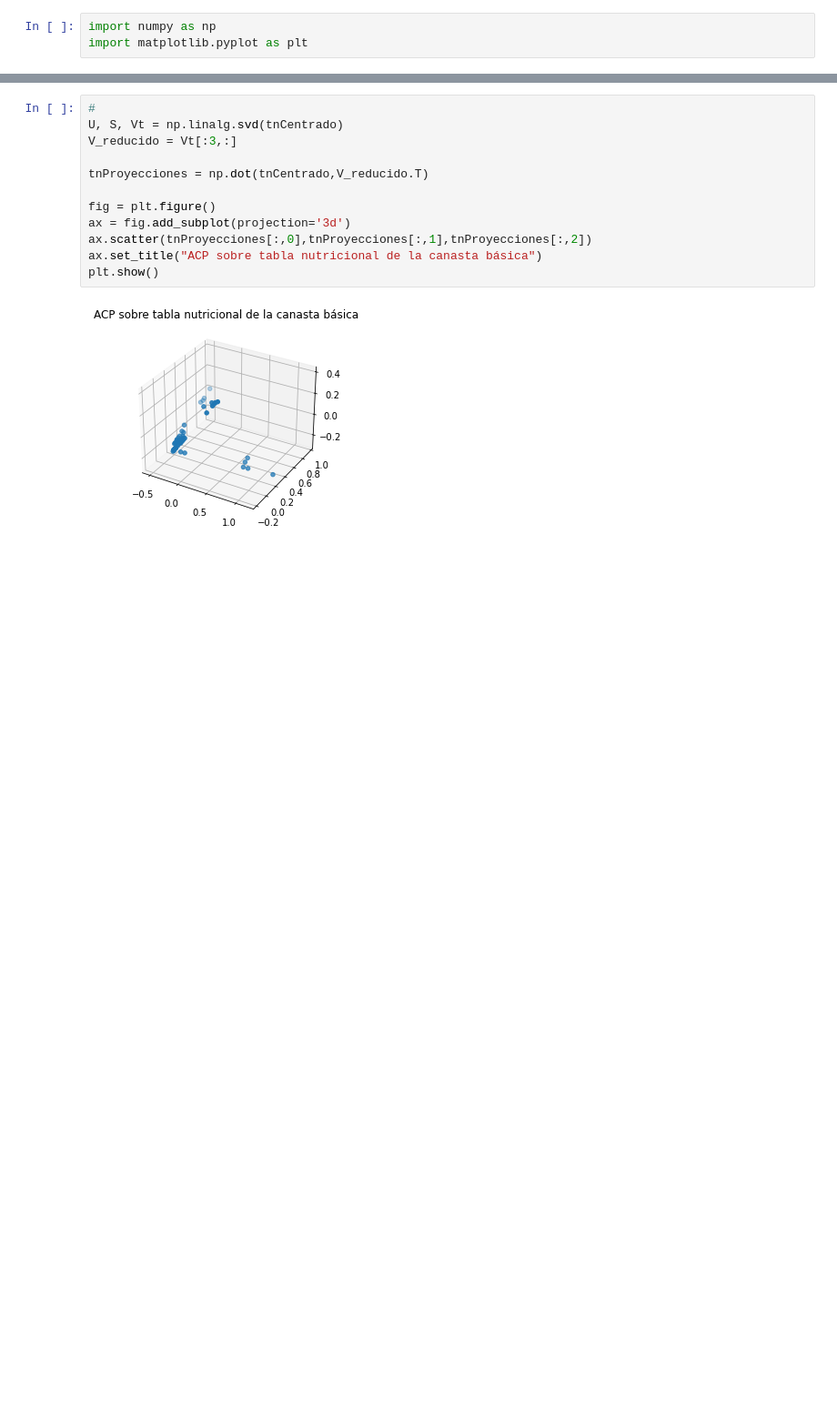
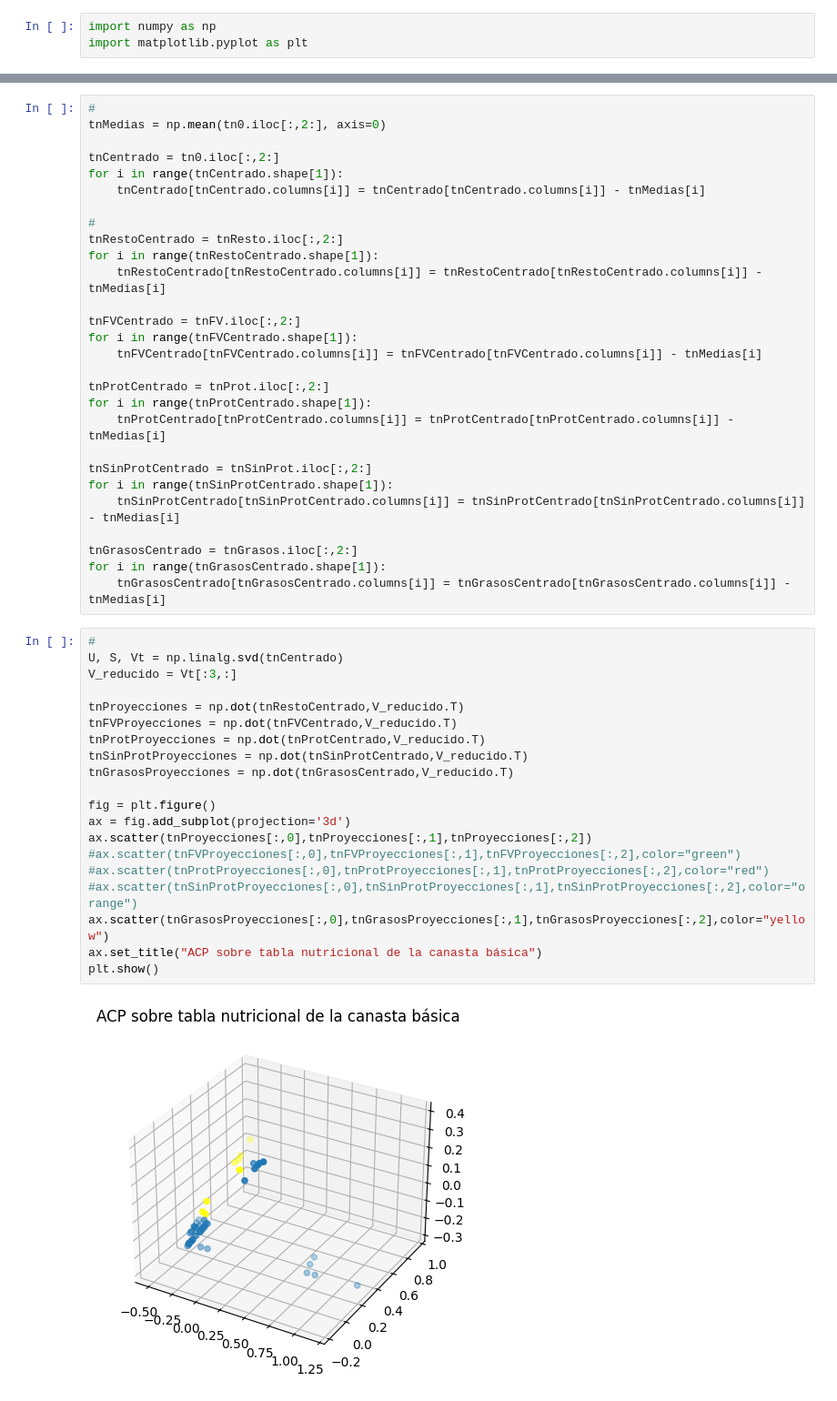
Before and after one commit to r3ch1rd/TP2alc, a Jupyter notebook: TP2alc.ipynb, the cells around one changed output, grey strips where cells are left out. Shown at 91% size. Saved outputs shown, nothing was run; the diff lists cells and outputs as text; blank space fills up the shorter version.

```diff
--- a/TP2alc.ipynb
+++ b/TP2alc.ipynb
@@ -98,17 +112,53 @@ for i in range(tnCentrado.shape[1]):
+# %%
+#
+tnMedias = np.mean(tn0.iloc[:,2:], axis=0)
+
+tnCentrado = tn0.iloc[:,2:]
+for i in range(tnCentrado.shape[1]):
+    tnCentrado[tnCentrado.columns[i]] = tnCentrado[tnCentrado.columns[i]] - tnMedias[i]
+
+#
+tnRestoCentrado = tnResto.iloc[:,2:]
+for i in range(tnRestoCentrado.shape[1]):
+    tnRestoCentrado[tnRestoCentrado.columns[i]] = tnRestoCentrado[tnRestoCentrado.columns[i]] - tnMedias[i]
+
+tnFVCentrado = tnFV.iloc[:,2:]
+for i in range(tnFVCentrado.shape[1]):
+    tnFVCentrado[tnFVCentrado.columns[i]] = tnFVCentrado[tnFVCentrado.columns[i]] - tnMedias[i]
+
+tnProtCentrado = tnProt.iloc[:,2:]
+for i in range(tnProtCentrado.shape[1]):
+    tnProtCentrado[tnProtCentrado.columns[i]] = tnProtCentrado[tnProtCentrado.columns[i]] - tnMedias[i]
+
+tnSinProtCentrado = tnSinProt.iloc[:,2:]
+for i in range(tnSinProtCentrado.shape[1]):
+    tnSinProtCentrado[tnSinProtCentrado.columns[i]] = tnSinProtCentrado[tnSinProtCentrado.columns[i]] - tnMedias[i]
+
+tnGrasosCentrado = tnGrasos.iloc[:,2:]
+for i in range(tnGrasosCentrado.shape[1]):
+    tnGrasosCentrado[tnGrasosCentrado.columns[i]] = tnGrasosCentrado[tnGrasosCentrado.columns[i]] - tnMedias[i]
 # %%
 #
 U, S, Vt = np.linalg.svd(tnCentrado)
 V_reducido = Vt[:3,:]
 
-tnProyecciones = np.dot(tnCentrado,V_reducido.T)
+tnProyecciones = np.dot(tnRestoCentrado,V_reducido.T)
+tnFVProyecciones = np.dot(tnFVCentrado,V_reducido.T)
+tnProtProyecciones = np.dot(tnProtCentrado,V_reducido.T)
+tnSinProtProyecciones = np.dot(tnSinProtCentrado,V_reducido.T)
+tnGrasosProyecciones = np.dot(tnGrasosCentrado,V_reducido.T)
 
 fig = plt.figure()
 ax = fig.add_subplot(projection='3d')
 ax.scatter(tnProyecciones[:,0],tnProyecciones[:,1],tnProyecciones[:,2])
+#ax.scatter(tnFVProyecciones[:,0],tnFVProyecciones[:,1],tnFVProyecciones[:,2],color="green")
+#ax.scatter(tnProtProyecciones[:,0],tnProtProyecciones[:,1],tnProtProyecciones[:,2],color="red")
+#ax.scatter(tnSinProtProyecciones[:,0],tnSinProtProyecciones[:,1],tnSinProtProyecciones[:,2],color="orange")
+ax.scatter(tnGrasosProyecciones[:,0],tnGrasosProyecciones[:,1],tnGrasosProyecciones[:,2],color="yellow")
 ax.set_title("ACP sobre tabla nutricional de la canasta básica")
 plt.show()
 # %% [output]
-[figure, old version]
+[figure, new version]
 # %%
 #Elementos de la tabla consumidores_libres
 alim_cl = consumidores_libres["PRODUCTOS"].tolist()
```
Also changed, not shown: parts of 5 cells of this notebook.
